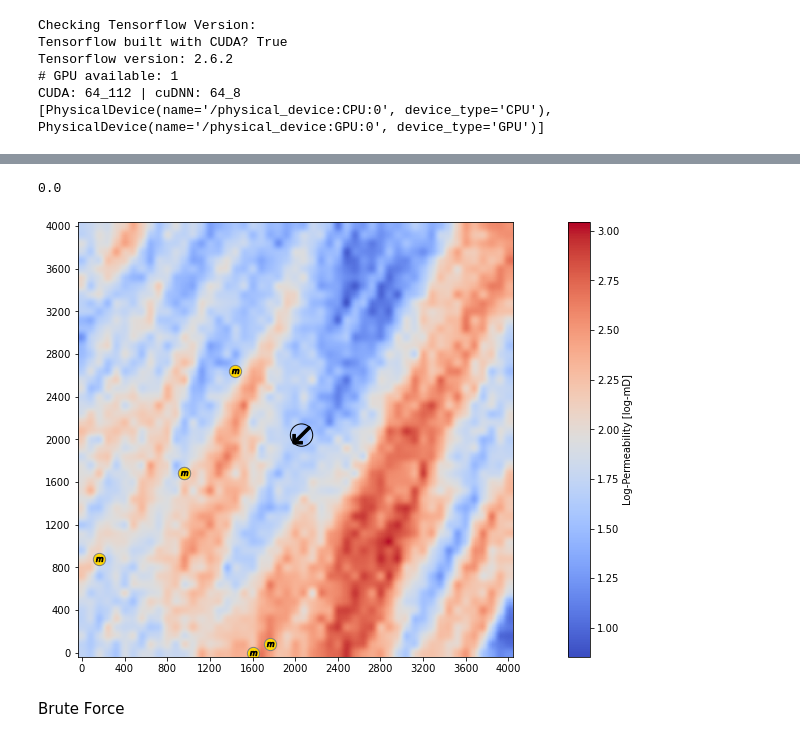
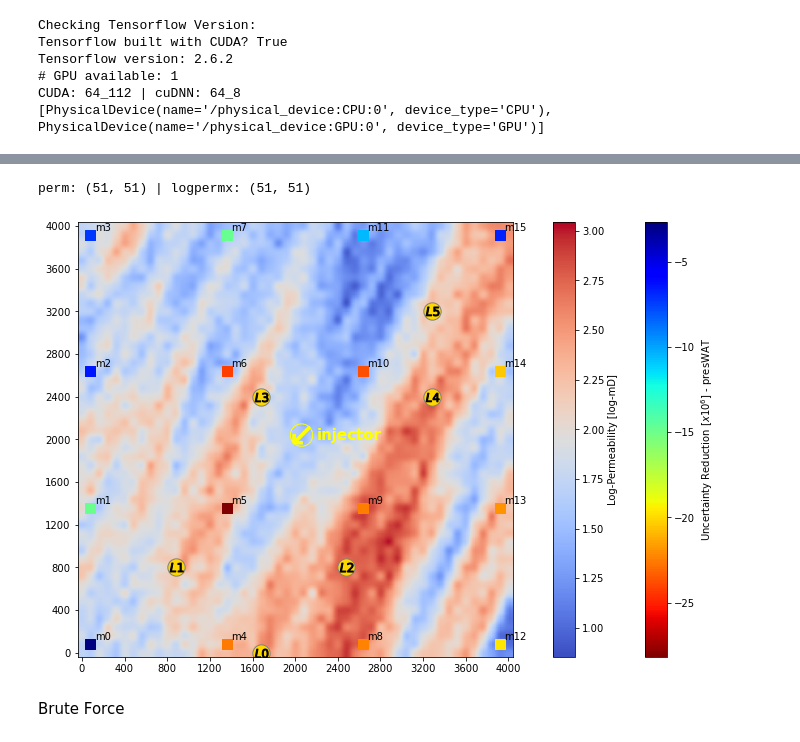
Before and after one commit to misaelmmorales/CO2-Monitor-Optim, a Jupyter notebook: Heterogeneous_2a_higherK/_misael_nb.ipynb, the cells around one changed output, grey strips where cells are left out. Cells and saved outputs as stored; diff of their text form; code cells hidden in the pictures.

```diff
--- a/Heterogeneous_2a_higherK/_misael_nb.ipynb
+++ b/Heterogeneous_2a_higherK/_misael_nb.ipynb
@@ -51,4 +14,0 @@ len(idxs)
-# %%
-np.zeros((51,51,31)).flatten()[26531]
-# %% [output]
-0.0
@@ -64,22 +15,54 @@ ws = [w1, w2, w3, w4, w5, w6]
-# %%
-plt.figure(figsize=(20,8))
-# permeability map
-im = plt.imshow(logpermx, cmap='coolwarm', interpolation='hamming')
-# monitoring wells
-for i in range(6):
-    plt.scatter(ws[i][0], ws[i][1], c='gold', s=150, edgecolors='gray')
-    plt.scatter(ws[i][0], ws[i][1], c='k', marker='$m$', s=50)
-# injection well
-plt.scatter(25.5, 25.5, c='k', s=500, marker='$\swarrow$')
-plt.scatter(25.75, 25.5, s=500, marker='o', edgecolors='k', facecolors='none')
-# plot attributes
-plt.colorbar(im, label='Log-Permeability [log-mD]')
-plt.xticks(np.linspace(0,50,11,dtype='int'), labels=np.linspace(0,4000,11,dtype='int'))
-plt.yticks(np.linspace(0,50,11,dtype='int'), labels=np.linspace(0,4000,11,dtype='int'))
-plt.gca().invert_yaxis()
-plt.show()
-# %% [output]
-[figure, removed]
+# %%
+# permeability map
+perm = np.moveaxis(np.loadtxt('perm_base.txt').reshape(10,51,51,3)[...,0], 0, -1)[...,0]
+logpermx = np.log10(perm * 1.01325e15)
+print('perm: {} | logpermx: {}'.format(perm.shape, logpermx.shape))
+
+# monitoring locations
+x = np.arange(1,51,step=16)
+locs = np.array(list(np.array(np.meshgrid(x,x)).T)).reshape(16,2)
+
+# leaky locations
+temp = np.zeros((31,51,51)).flatten()
+temp[[26531, 26551, 27561, 27581, 28091, 26031]] = 1E10
+temp2 = np.flip(np.rot90(temp.reshape(31,51,51).T,3),1)
+ws = np.rot90(np.array(np.where(temp2[...,10]>100)),3)
+
+# uncertainty reduction results
+ur = pd.read_csv('_misael_results/optimization_by_column.csv')
+choose = 'presWAT'
+
+### FIGURE
+plt.figure(figsize=(20,8))
+
+# permeability map
+im = plt.imshow(logpermx, cmap='coolwarm', interpolation='hamming')
+
+# injection well
+plt.scatter(25.5, 25.5, c='yellow', s=500, marker='$\swarrow$')
+plt.scatter(25.75, 25.5, s=500, marker='o', edgecolors='yellow', facecolors='none')
+plt.text(27.5, 25, 'injector', c='yellow', size=15, weight='bold')
+
+# leaky wells
+for i in range(ws.shape[0]):
+    plt.scatter(ws[i,0], ws[i,1], c='gold', s=300, edgecolors='gray')
+    plt.scatter(ws[i,0], ws[i,1], c='k', marker='$L{}$'.format(i), s=180)
+
+# monitoring wells
+u = plt.scatter(locs[:,0], locs[:,1], c=ur[choose], marker='s', s=100, cmap='jet_r')
+plt.colorbar(u, label='Uncertainty Reduction [$x10^6$] - {}'.format(choose), fraction=0.046, pad=0.04)
+for i in range(locs.shape[0]):
+    plt.text(locs[i,0]+0.5, locs[i,1]+0.5, 'm{}'.format(i), color='k', size=10)
+
+# plot attributes
+plt.colorbar(im, label='Log-Permeability [log-mD]', fraction=0.046, pad=0.04)
+plt.xticks(np.linspace(0,50,11,dtype='int'), labels=np.linspace(0,4000,11,dtype='int'))
+plt.yticks(np.linspace(0,50,11,dtype='int'), labels=np.linspace(0,4000,11,dtype='int'))
+plt.gca().invert_yaxis()
+plt.show()
+# %% [output]
+perm: (51, 51) | logpermx: (51, 51)
+[figure, added]
 # %%
 result = pd.read_csv('_misael_results/optimization_by_column.csv')
 print(result.shape)
```
Also changed, not shown: parts of 6 cells of this notebook, 1 other file.
